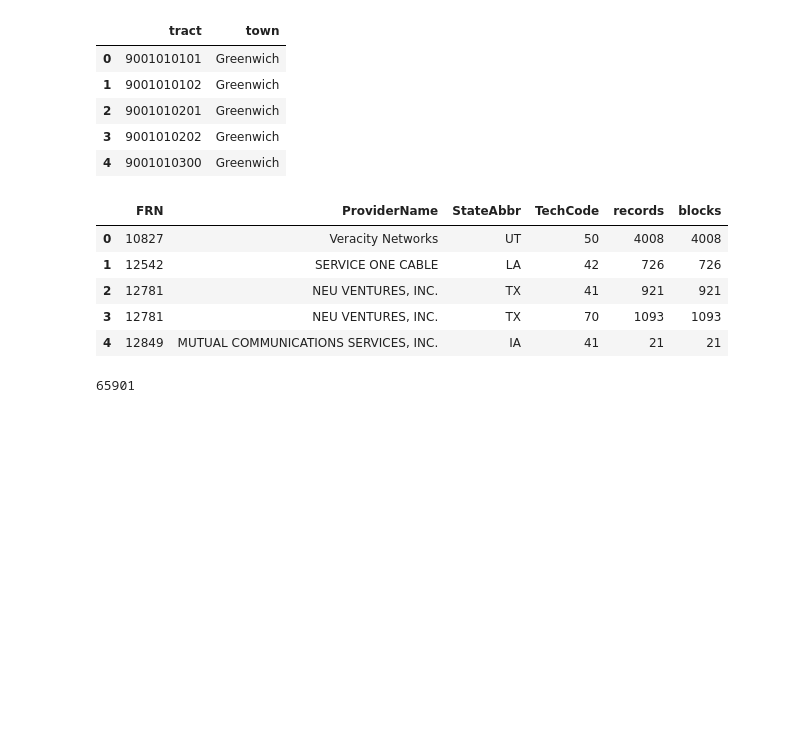
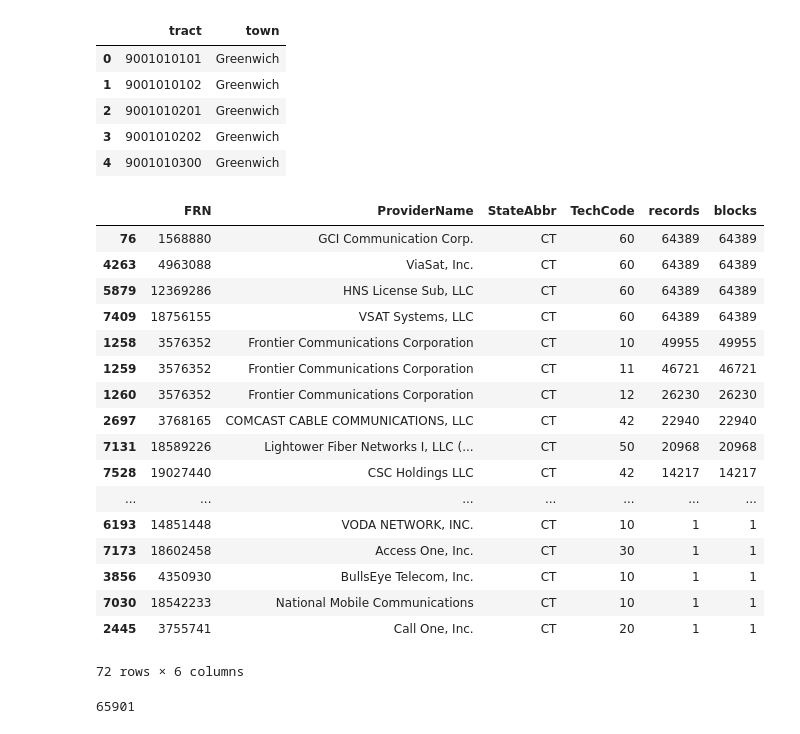
Before and after one commit to trendct-data/broadband-access-ct, a Jupyter notebook: Internet speeds by census block and town - 2016.ipynb, the cells around one changed output. Saved outputs shown, nothing was run; the diff lists cells and outputs as text; code cells hidden in the pictures; blank space fills up the shorter version.

```diff
--- a/Internet speeds by census block and town - 2016.ipynb
+++ b/Internet speeds by census block and town - 2016.ipynb
@@ -21,14 +21,26 @@ tracts.head()
 | 4 | 9001010300 | Greenwich |
 # %%
 providers = pd.read_excel("data/2016/Provider_List_Jun2016_v1.xlsx")
-providers.head()
+providers[providers["StateAbbr"] == "CT"].sort_values(by="blocks",ascending=False)
 # %% [output]
 |  | FRN | ProviderName | StateAbbr | TechCode | records | blocks |
-| 0 | 10827 | Veracity Networks | UT | 50 | 4008 | 4008 |
-| 1 | 12542 | SERVICE ONE CABLE | LA | 42 | 726 | 726 |
-| 2 | 12781 | NEU VENTURES, INC. | TX | 41 | 921 | 921 |
-| 3 | 12781 | NEU VENTURES, INC. | TX | 70 | 1093 | 1093 |
-| 4 | 12849 | MUTUAL COMMUNICATIONS SERVICES, INC. | IA | 41 | 21 | 21 |
+| 76 | 1568880 | GCI Communication Corp. | CT | 60 | 64389 | 64389 |
+| 4263 | 4963088 | ViaSat, Inc. | CT | 60 | 64389 | 64389 |
+| 5879 | 12369286 | HNS License Sub, LLC | CT | 60 | 64389 | 64389 |
+| 7409 | 18756155 | VSAT Systems, LLC | CT | 60 | 64389 | 64389 |
+| 1258 | 3576352 | Frontier Communications Corporation | CT | 10 | 49955 | 49955 |
+| 1259 | 3576352 | Frontier Communications Corporation | CT | 11 | 46721 | 46721 |
+| 1260 | 3576352 | Frontier Communications Corporation | CT | 12 | 26230 | 26230 |
+| 2697 | 3768165 | COMCAST CABLE COMMUNICATIONS, LLC | CT | 42 | 22940 | 22940 |
+| 7131 | 18589226 | Lightower Fiber Networks I, LLC (... | CT | 50 | 20968 | 20968 |
+| 7528 | 19027440 | CSC Holdings LLC | CT | 42 | 14217 | 14217 |
+| ... | ... | ... | ... | ... | ... | ... |
+| 6193 | 14851448 | VODA NETWORK, INC. | CT | 10 | 1 | 1 |
+| 7173 | 18602458 | Access One, Inc. | CT | 30 | 1 | 1 |
+| 3856 | 4350930 | BullsEye Telecom, Inc. | CT | 10 | 1 | 1 |
+| 7030 | 18542233 | National Mobile Communications | CT | 10 | 1 | 1 |
+| 2445 | 3755741 | Call One, Inc. | CT | 20 | 1 | 1 |
+72 rows × 6 columns
 # %%
 ct_speeds = pd.read_csv("data/2016/CT-Fixed-Jun2016-v1.csv")
 print len(ct_speeds["BlockCode"].unique())
```
Also changed, not shown: parts of 4 cells of this notebook, 39 other files.
